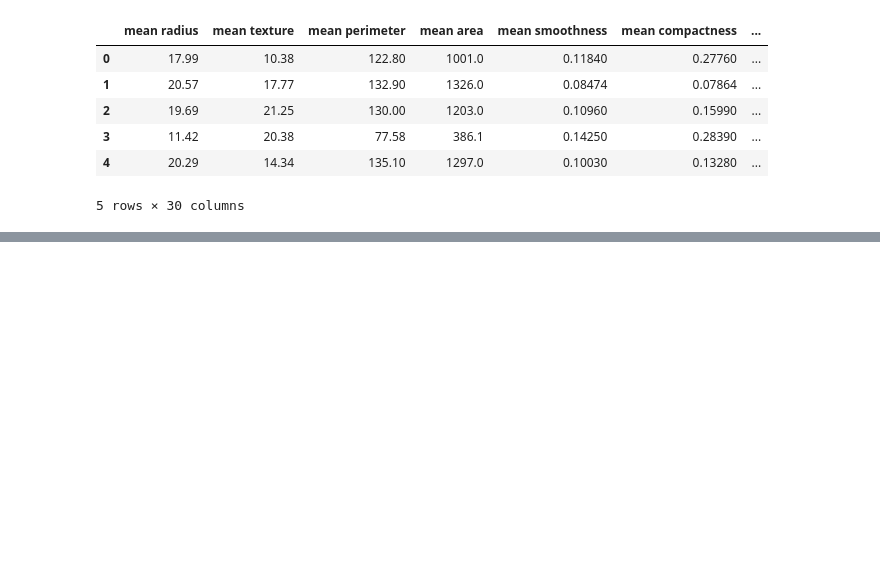
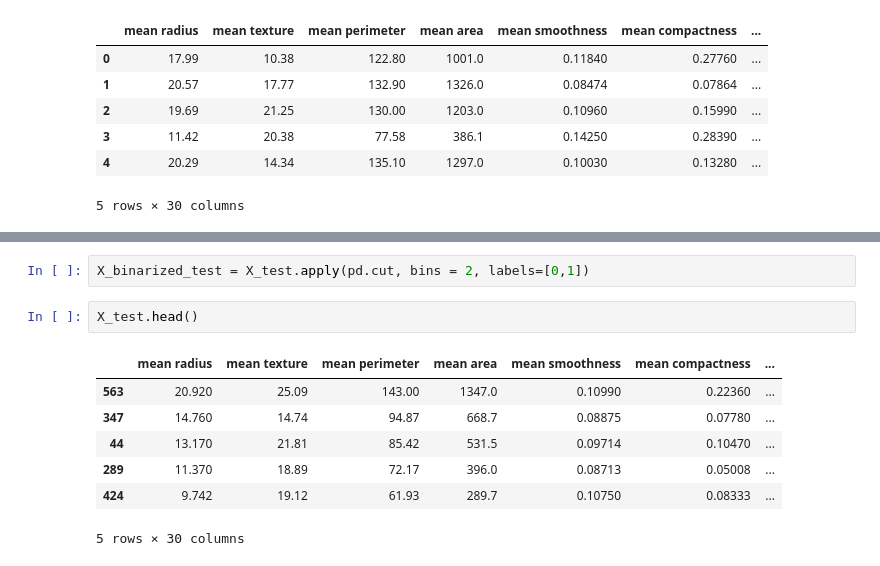
Before and after one commit to sarry971/ML, a Jupyter notebook: lab 3-implementation of trivial model.ipynb, the cells around one changed output, grey strips where cells are left out. Drawn from its saved outputs; the diff is of its cells as text; blank space fills up the shorter version.

```diff
--- a/lab 3-implementation of trivial model.ipynb
+++ b/lab 3-implementation of trivial model.ipynb
@@ -105,0 +157,12 @@ print(X_train.shape, Y_train.shape, X_test.shape, Y_test.shape)
+# %%
+X_binarized_test = X_test.apply(pd.cut, bins = 2, labels=[0,1])
+# %%
+X_test.head()
+# %% [output]
+|  | mean radius | mean texture | mean perimeter | mean area | mean smoothness | mean compactness | ... |
+| 563 | 20.920 | 25.09 | 143.00 | 1347.0 | 0.10990 | 0.22360 | ... |
+| 347 | 14.760 | 14.74 | 94.87 | 668.7 | 0.08875 | 0.07780 | ... |
+| 44 | 13.170 | 21.81 | 85.42 | 531.5 | 0.09714 | 0.10470 | ... |
+| 289 | 11.370 | 18.89 | 72.17 | 396.0 | 0.08713 | 0.05008 | ... |
+| 424 | 9.742 | 19.12 | 61.93 | 289.7 | 0.10750 | 0.08333 | ... |
+5 rows × 30 columns
```
Also changed, not shown: parts of 18 cells of this notebook.
